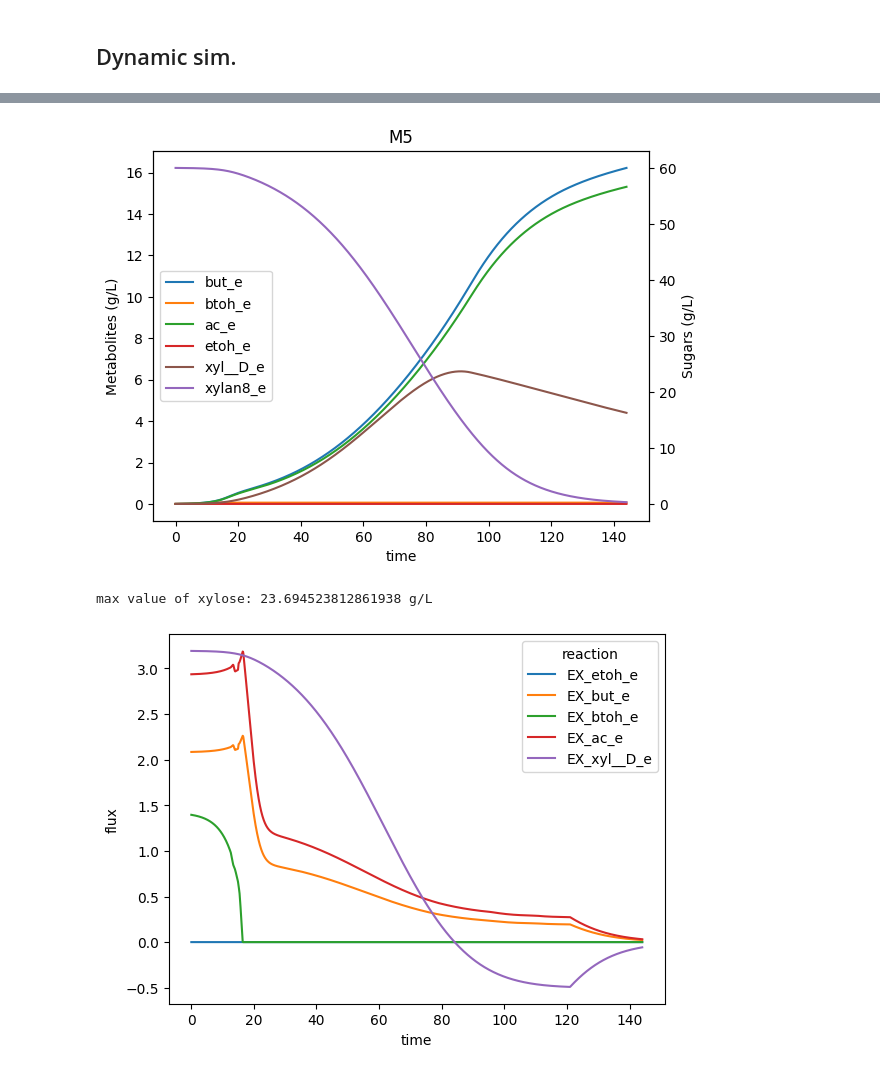
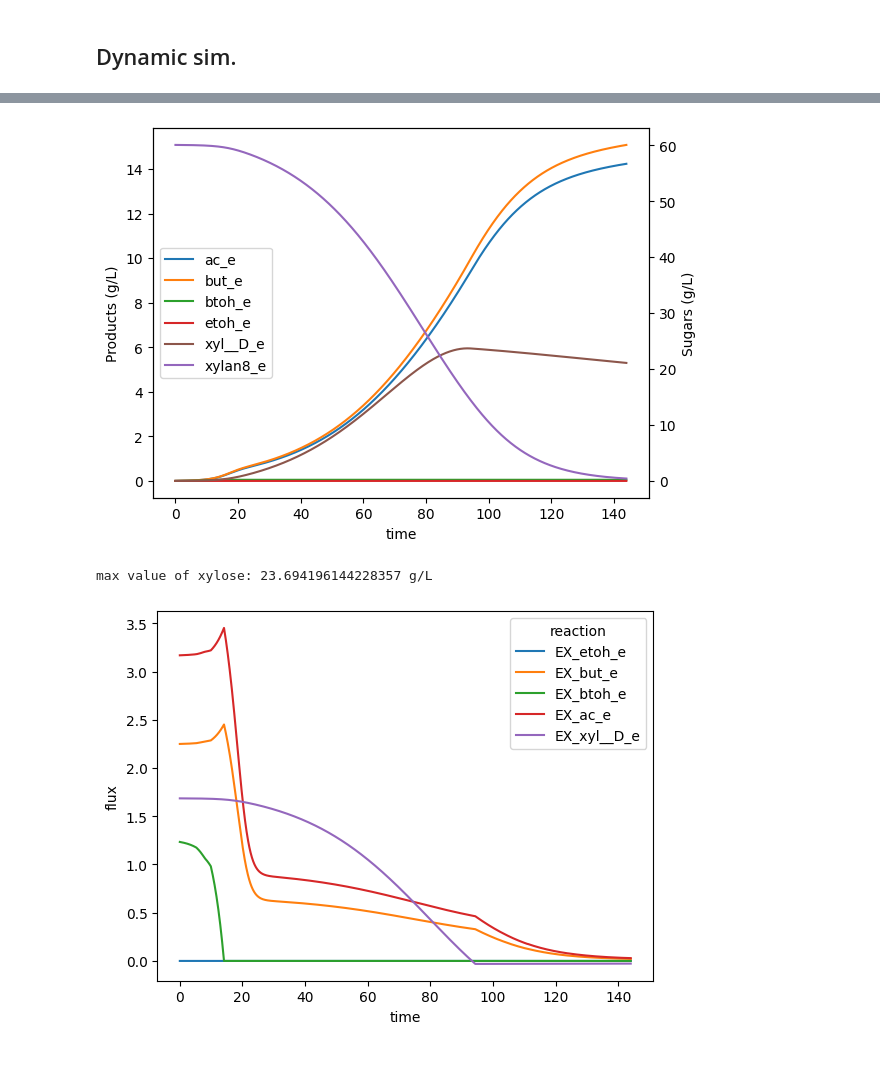
Before and after one commit to andreastallvik/BIOTBT3900, a Jupyter notebook: community_modelling/CBP_butanol/m5_sim.ipynb, the cells around one changed output, grey strips where cells are left out. Drawn from its saved outputs; the diff is of its cells as text; code cells hidden in the pictures.

```diff
--- a/community_modelling/CBP_butanol/m5_sim.ipynb
+++ b/community_modelling/CBP_butanol/m5_sim.ipynb
@@ -198,3 +194,15 @@ M5_KM["EX_xyl__D_e"] = 10
+# %%
+AA_uptake_rx = ["EX_val__L_e", "EX_arg__L_e", "EX_asp__L_e", "EX_dhptd_e", "EX_glu__L_e", "EX_ile__L_e", "EX_ser__L_e",
+                "EX_thr__L_e", "EX_ala__L_e", "EX_cys__L_e", "EX_gly_e", "EX_his__L_e", "EX_leu__L_e",
+                "EX_met__L_e", "EX_phe__L_e", "EX_pro__L_e", "EX_tyr__L_e", "EX_trp__L_e", "EX_lys__L_e"]
+
+
+for rx in AA_uptake_rx:
+    M5_KM[rx] = 1
+# %%
+M5_KM["EX_xylan8_e"] = 1
+M5_KM["EX_xyl__D_e"] = 10
+M5_VMAX["EX_xyl__D_e"] = 2
 # %%
 from utils.comets_functions import single_strain
 
@@ -220,24 +228,25 @@ Done!
 # %%
 import seaborn as sns
 from utils.comets_functions import plot_metabolites, plot_biomass, plot_reaction_flux
 
-metabolites = ["xyl__D_e", "etoh_e", "but_e", "btoh_e", "ac_e", "xylan8_e"]#, "h2_e"]
+
+metabolites = ["xyl__D_e", "ac_e", "but_e", "btoh_e",  "etoh_e", "xylan8_e"]
 
 plot_metabolites(sim, metabolites, use_molar_amount=False)
-import matplotlib.pyplot as plt
-plt.title("M5")
-plt.savefig("figures/m5.svg", format="svg")
+#import matplotlib.pyplot as plt
+#plt.savefig("figures/m5.svg", format="svg")
 # %% [output]
-[figure, old version]
+[figure, new version]
 # %%
 from utils.comets_functions import mmol_to_g_per_L
 
 print('max value of xylose:', max(mmol_to_g_per_L("xyl__D_e", sim.get_metabolite_time_series()["xyl__D_e"])), 'g/L')
 # %% [output]
-max value of xylose: 23.694523812861938 g/L
+max value of xylose: 23.694196144228357 g/L
 # %%
 production_reactions = ["EX_etoh_e", "EX_but_e", "EX_btoh_e", "EX_ac_e", "EX_xyl__D_e"]
 
 plot_reaction_flux(sim, production_reactions, "M5")
+plt.savefig("figures/m5_flux.svg", format="svg")
 # %% [output]
-[figure, old version]
+[figure, new version]
```
Also changed, not shown: parts of 7 cells of this notebook, 3 other files.
